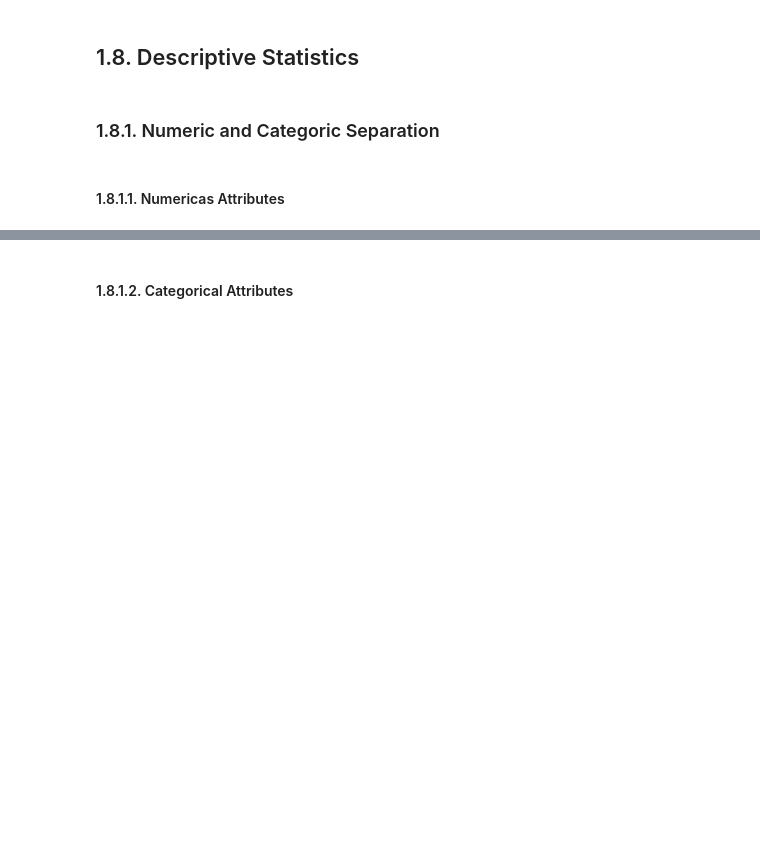
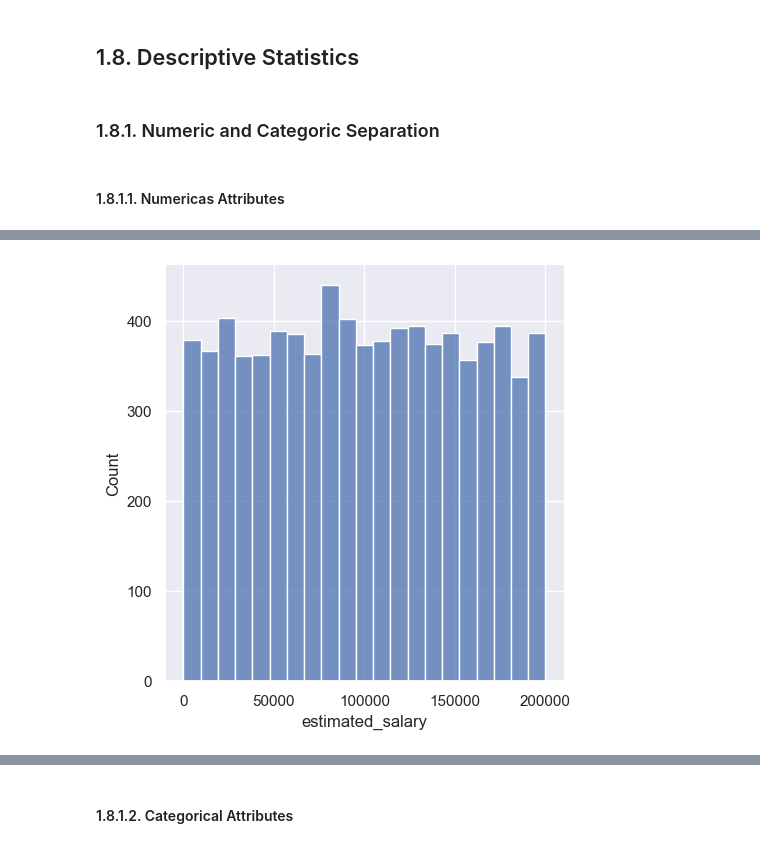
Before and after one commit to PedroFerraresi/churn_prediction, a Jupyter notebook: notebooks/v1.0_pgvf.ipynb, the cells around one changed output, grey strips where cells are left out. Drawn from its saved outputs; the diff is of its cells as text; code cells hidden in the pictures; blank space fills up the shorter version.

```diff
--- a/notebooks/v1.0_pgvf.ipynb
+++ b/notebooks/v1.0_pgvf.ipynb
@@ -5,2 +105,5 @@
 # %% [markdown]
 # 0.2. Load Data
+# %%
+df_raw = pd.read_csv('../data/training/abandono_clientes.csv')
+df_raw.head()
@@ -7,2 +117,12 @@
 # %% [markdown]
 # 0.3. Data Split
+# %%
+# Sorting Data and Terget
+target = df_raw.Exited
+data = df_raw.drop('Exited', axis=1)
+
+# Spliting Data
+X_train, X_test, y_train, y_test = train_test_split(data, target, train_size=0.80, test_size=0.20, random_state=SEED, stratify=target)
+
+print(f'Train Size: {X_train.shape[0]} ({(X_train.shape[0]/df_raw.shape[0])*100}%)')
+print(f'Train Size: {X_test.shape[0]} ({(X_test.shape[0]/df_raw.shape[0])*100}%)')
@@ -9,2 +132,5 @@
 # %% [markdown]
 # 1.0. Data Description
+# %%
+df1 = unite_features_target(X_train, y_train)
+df1.head()
@@ -14,0 +195,7 @@
+# %%
+rename_pipe = Pipeline([
+    ('rename', utils.RenameDataframeColumns())
+])
+
+df1 = rename_pipe.fit_transform(df1)
+df1.head()
@@ -30,0 +286,4 @@
+# %%
+sns.displot( df1['estimated_salary'], kde=False );
+# %% [output]
+[figure, added]
```
Also changed, not shown: parts of 124 cells of this notebook, 4 other files.
